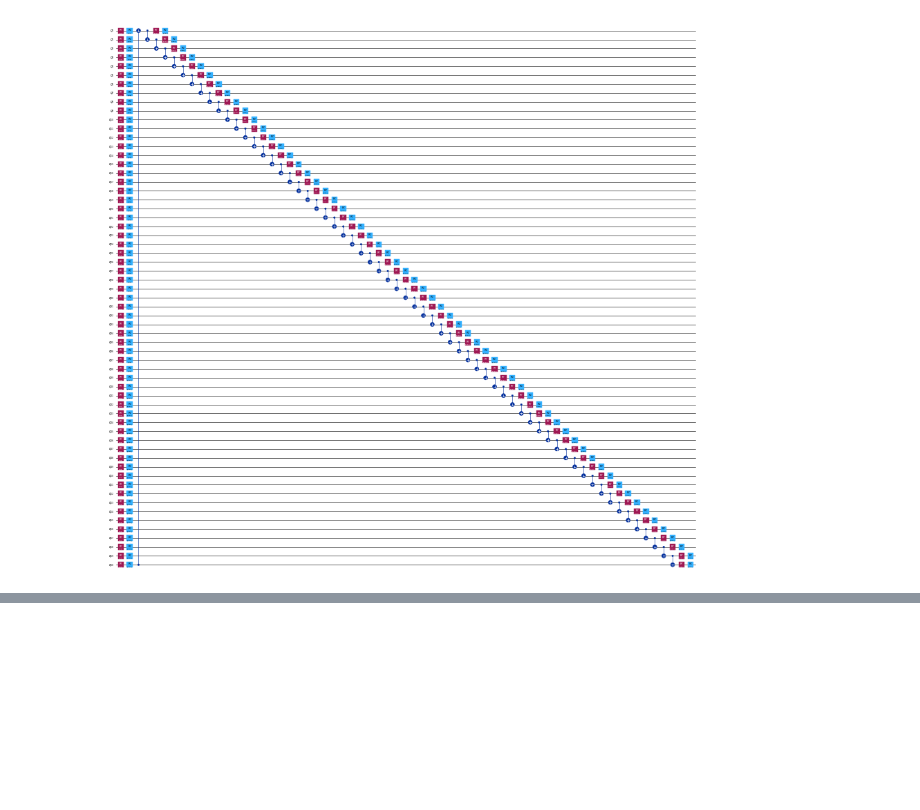
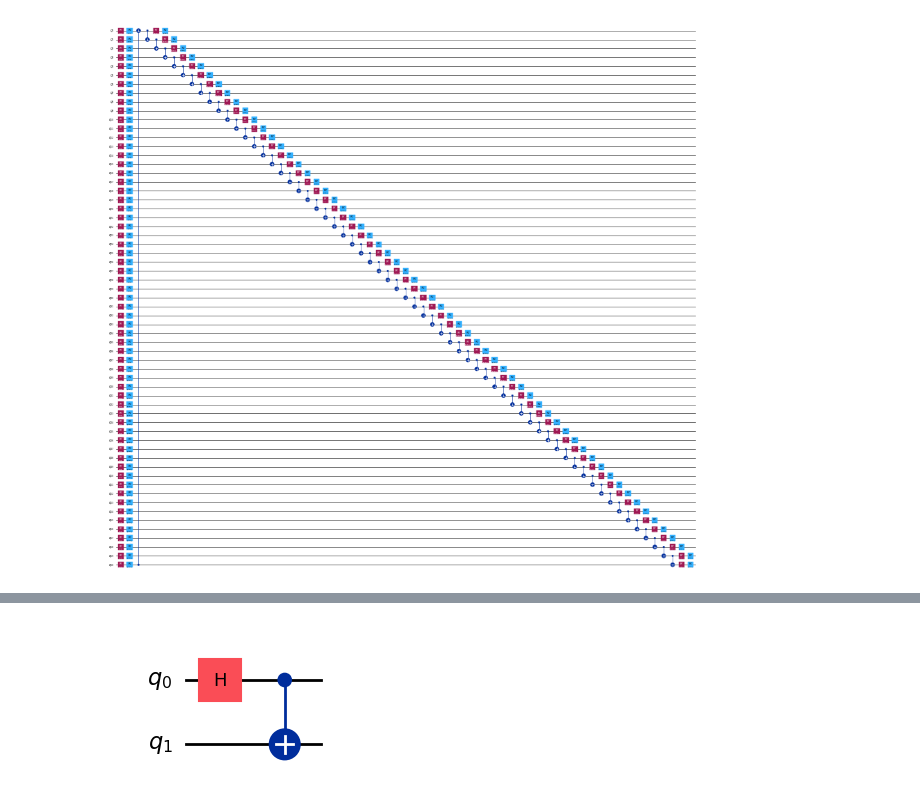
Before and after one commit to sagars2004/2024-IBM-Quantum-Challenge, a Jupyter notebook: ibm-quantum-challenge-2024-lab3.ipynb, the cells around one changed output, grey strips where cells are left out. Drawn from its saved outputs; the diff is of its cells as text; code cells hidden in the pictures; blank space fills up the shorter version.

Commit message:
Circuit Knitting and Decomposing Toffoli Circuits

```diff
--- a/ibm-quantum-challenge-2024-lab3.ipynb
+++ b/ibm-quantum-challenge-2024-lab3.ipynb
@@ -72,0 +73,24 @@ Transpiled without AI -> Depth: 1383, CNOTs: 364
+# %%
+# Part 2: Circuit Knitting
+
+!pip install circuit-knitting-toolbox
+!pip install qiskit-serverless -U
+
+import numpy as np
+import matplotlib.pyplot as plt
+
+from qiskit import QuantumCircuit
+from qiskit.transpiler.preset_passmanagers import generate_preset_pass_manager
+from qiskit.visualization import plot_gate_map
+from qiskit.quantum_info import SparsePauliOp
+
+from qiskit_aer import AerSimulator
+from qiskit_ibm_runtime import QiskitRuntimeService, SamplerV2 as Sampler
+from circuit_knitting.cutting import generate_cutting_experiments, cut_gates
+
+# create a bell pair
+bell_state = QuantumCircuit(2)
+bell_state.h(0)
+bell_state.cx(0,1)
+bell_state.draw("mpl")
+# %% [output]
@@ -72,0 +114 @@ Transpiled without AI -> Depth: 1383, CNOTs: 364
+[figure, added]
```
Also changed, not shown: parts of 14 cells of this notebook.
